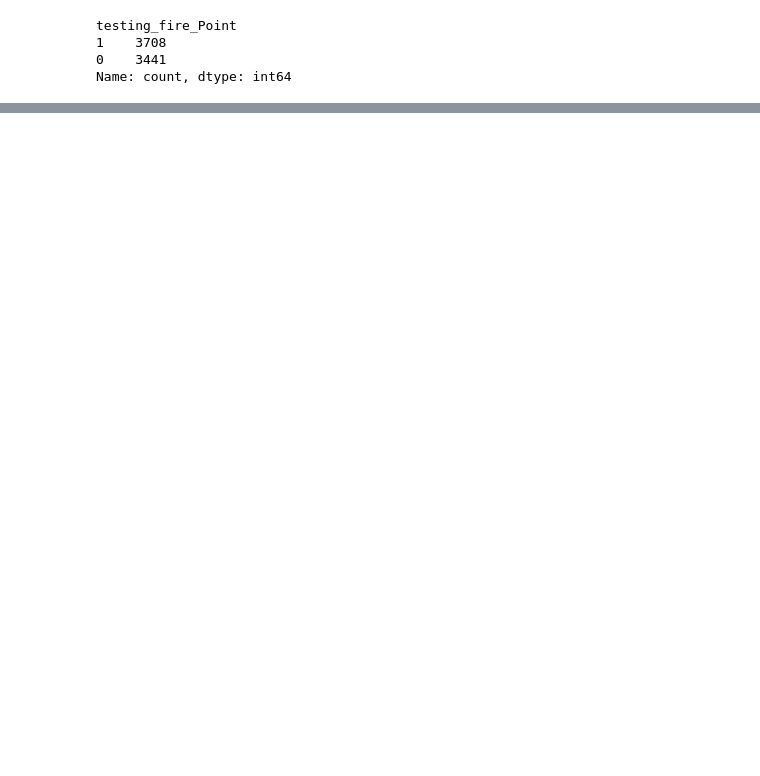
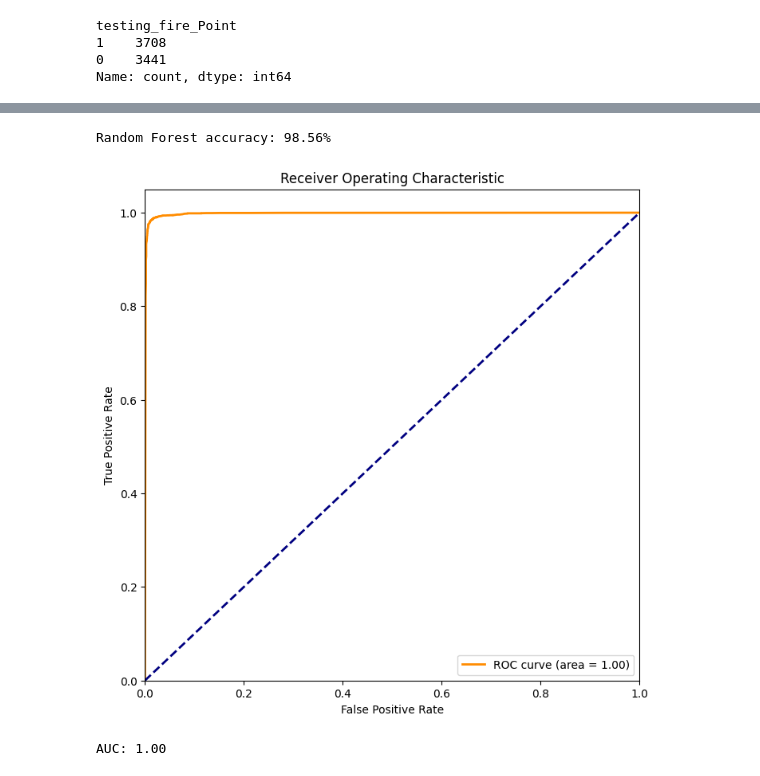
Before and after one commit to ashkanmosalla/Wildfire, a Jupyter notebook: Wildfire_Colab.ipynb, the cells around one changed output, grey strips where cells are left out. Cells and saved outputs as stored; diff of their text form; code cells hidden in the pictures; blank space fills up the shorter version.

```diff
--- a/Wildfire_Colab.ipynb
+++ b/Wildfire_Colab.ipynb
@@ -44,0 +356,52 @@ Name: count, dtype: int64
+# %%
+from sklearn.ensemble import RandomForestClassifier
+
+# Prepare the feature matrix and target vector for training
+X_train = final_train_df.drop(['Wildfire', 'X', 'Y'], axis=1)
+y_train = final_train_df['Wildfire']
+
+# Prepare the feature matrix and target vector for testing
+X_test = final_test_df.drop(['Wildfire', 'X', 'Y'], axis=1)
+y_test = final_test_df['Wildfire']
+
+# Initialize the Random Forest model
+rf_model = RandomForestClassifier(n_estimators=100, random_state=42)
+
+# Train the model on the training data
+rf_model.fit(X_train, y_train)
+
+# Evaluate the model on the test data
+accuracy = rf_model.score(X_test, y_test)
+print(f'Random Forest accuracy: {accuracy:.2%}')
+# %% [output]
+Random Forest accuracy: 98.56%
+# %%
+from sklearn.metrics import roc_curve, auc
+import matplotlib.pyplot as plt
+
+# Predict probabilities for the test data
+y_probs = rf_model.predict_proba(X_test)[:, 1]  # We are interested in the probabilities of the positive class
+
+# Calculate ROC curve from y_test and the probability predictions
+fpr, tpr, thresholds = roc_curve(y_test, y_probs)
+
+# Calculate AUC
+roc_auc = auc(fpr, tpr)
+
+# Plot the ROC curve
+plt.figure(figsize=(8, 8))
+plt.plot(fpr, tpr, color='darkorange', lw=2, label='ROC curve (area = %0.2f)' % roc_auc)
+plt.plot([0, 1], [0, 1], color='navy', lw=2, linestyle='--')
+plt.xlim([0.0, 1.0])
+plt.ylim([0.0, 1.05])
+plt.xlabel('False Positive Rate')
+plt.ylabel('True Positive Rate')
+plt.title('Receiver Operating Characteristic')
+plt.legend(loc="lower right")
+plt.show()
+
+# Print the AUC
+print(f'AUC: {roc_auc:.2f}')
+# %% [output]
+[figure, added]
+AUC: 1.00
```
Also changed, not shown: parts of 27 cells of this notebook.
